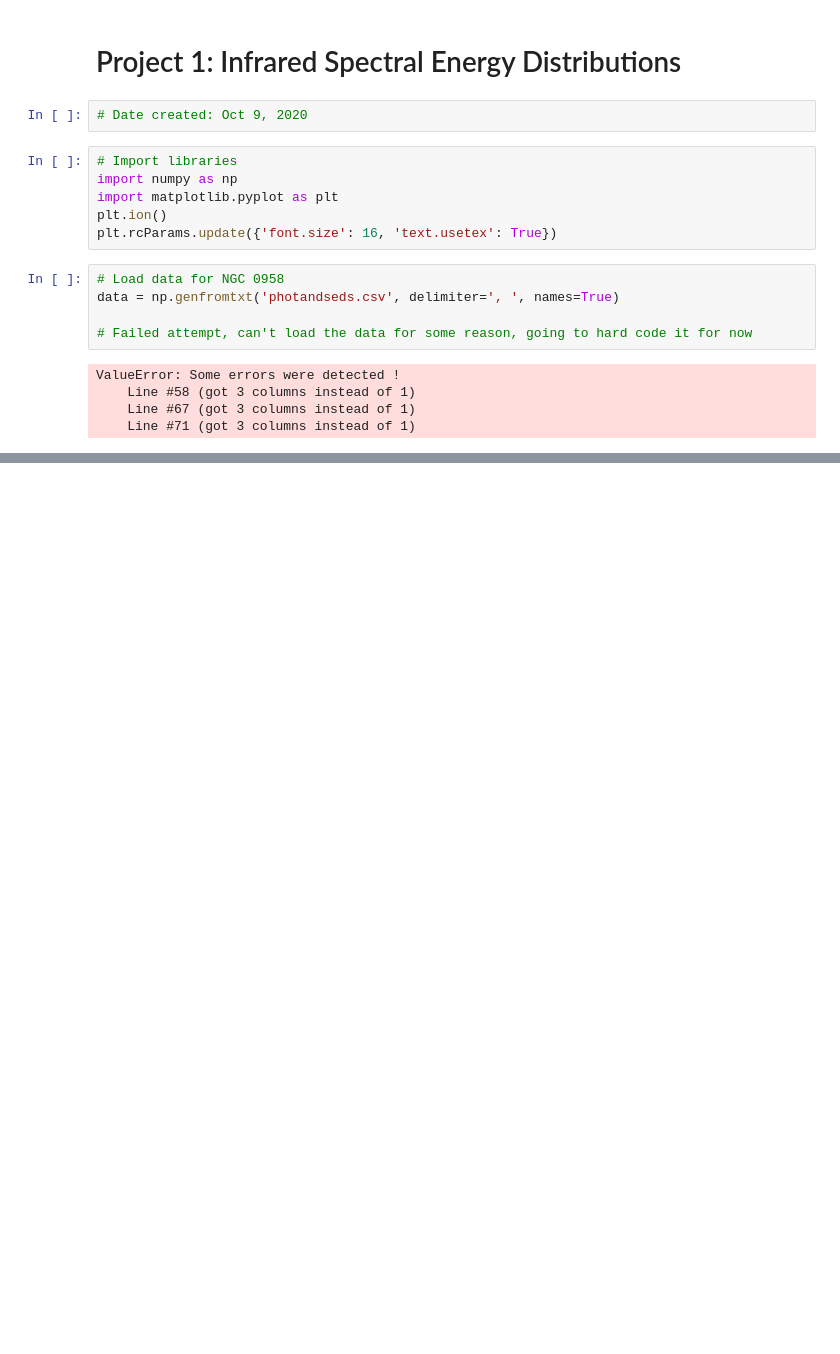
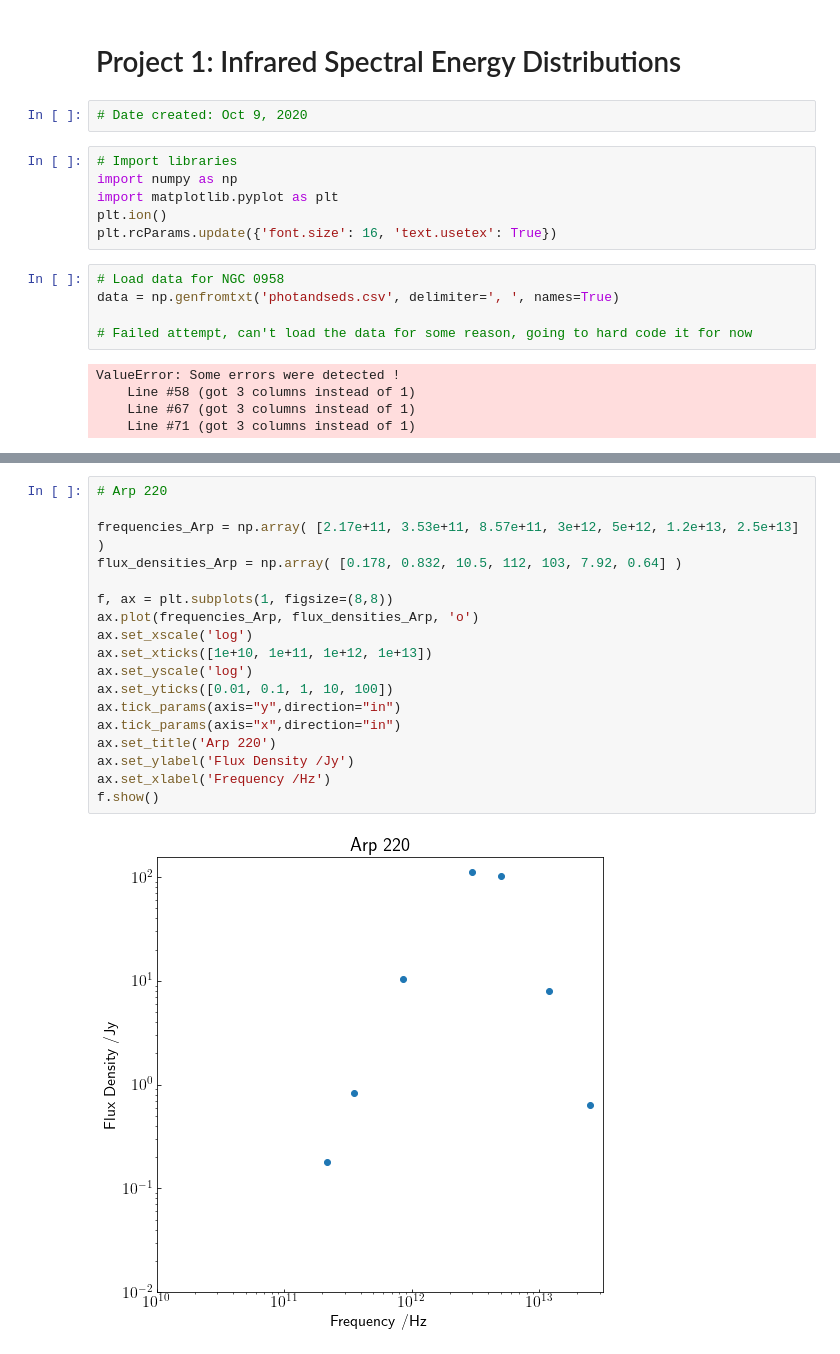
Before and after one commit to Anthony-J-G/spectral-energy-distribution, a Jupyter notebook: Infrared Spectral Energy Distributions.ipynb, the cells around one changed output, grey strips where cells are left out. Saved outputs shown, nothing was run; the diff lists cells and outputs as text; blank space fills up the shorter version.

```diff
--- a/Infrared Spectral Energy Distributions.ipynb
+++ b/Infrared Spectral Energy Distributions.ipynb
@@ -39,0 +41,20 @@ f.show()
+# %%
+# Arp 220
+
+frequencies_Arp = np.array( [2.17e+11, 3.53e+11, 8.57e+11, 3e+12, 5e+12, 1.2e+13, 2.5e+13] )
+flux_densities_Arp = np.array( [0.178, 0.832, 10.5, 112, 103, 7.92, 0.64] )
+
+f, ax = plt.subplots(1, figsize=(8,8))
+ax.plot(frequencies_Arp, flux_densities_Arp, 'o')
+ax.set_xscale('log')
+ax.set_xticks([1e+10, 1e+11, 1e+12, 1e+13])
+ax.set_yscale('log')
+ax.set_yticks([0.01, 0.1, 1, 10, 100])
+ax.tick_params(axis="y",direction="in")
+ax.tick_params(axis="x",direction="in")
+ax.set_title('Arp 220')
+ax.set_ylabel('Flux Density /Jy')
+ax.set_xlabel('Frequency /Hz')
+f.show()
+# %% [output]
+[figure, added]
```
Also changed, not shown: parts of 2 cells of this notebook.
